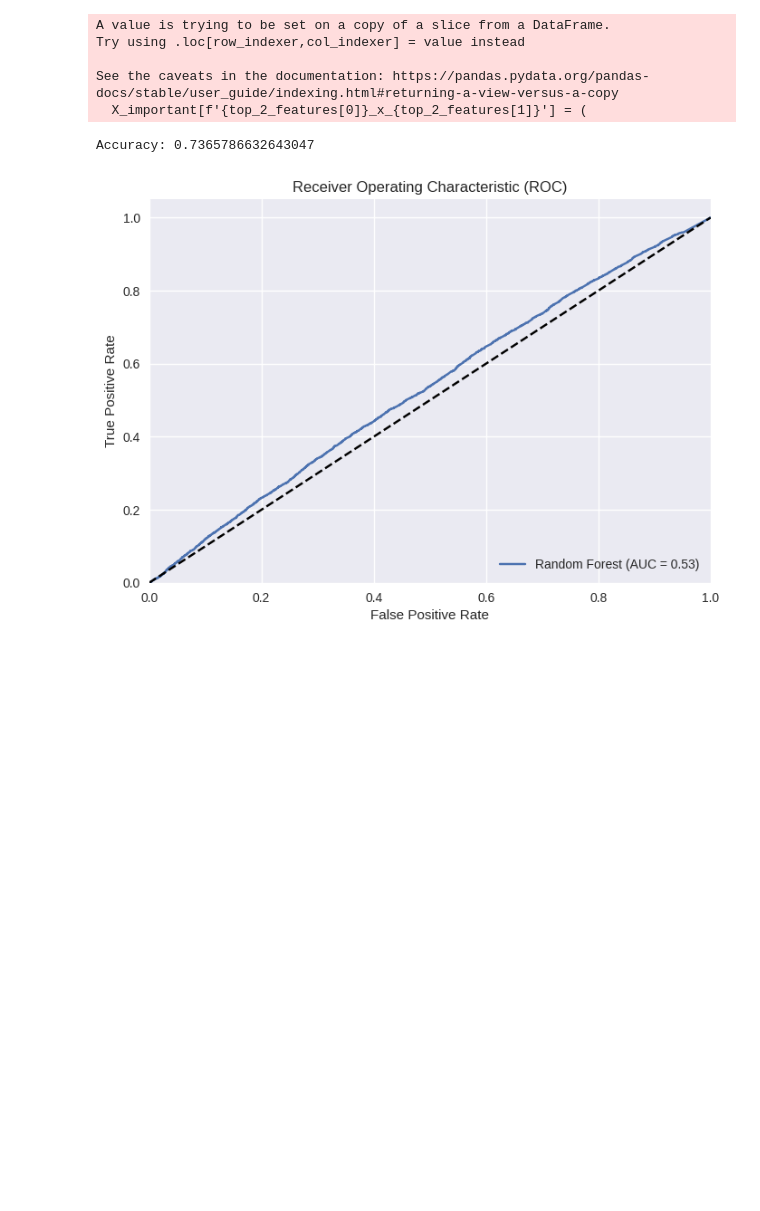
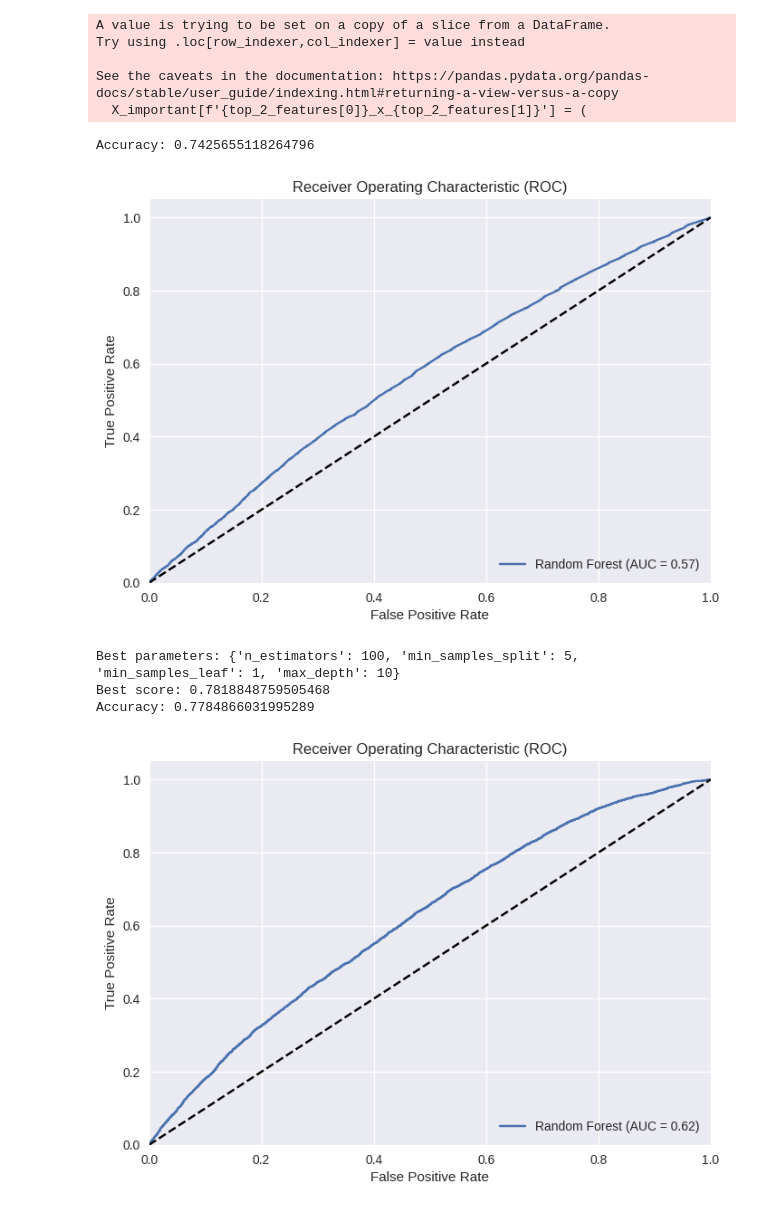
Before and after one commit to TheGooseGuy/Insurance-Product-Prediction, a Jupyter notebook: Project2_Solution.ipynb, the cells around one changed output. Drawn from its saved outputs; the diff is of its cells as text; code cells hidden in the pictures; blank space fills up the shorter version.

Commit message:
Hyperparameter tuning& Feature selection

```diff
--- a/Project2_Solution.ipynb
+++ b/Project2_Solution.ipynb
@@ -787,7 +811,9 @@ from sklearn.metrics import accuracy_score
 # Assuming X_important and y are already defined from the previous code
 
 # Split data into training and testing sets
-X_train, X_test, y_train, y_test = train_test_split(X_important, y, test_size=0.2, random_state=42)
+# X_train, X_test, y_train, y_test = train_test_split(X_important, y, test_size=0.2, random_state=42)
+
+X_train, X_test, y_train, y_test = train_test_split(X, y, test_size=0.5, random_state=42)
 
 # Create and train the Random Forest model
 rf_model = RandomForestClassifier(n_estimators=100, random_state=42)
@@ -800,7 +826,7 @@ y_pred = rf_model.predict(X_test)
 accuracy = accuracy_score(y_test, y_pred)
 print("Accuracy:", accuracy)
 # %% [output]
-Accuracy: 0.7365786632643047
+Accuracy: 0.7425655118264796
 # %%
 # prompt: plot ROC curve of the random forest model
 
@@ -828,4 +854,67 @@ plt.title('Receiver Operating Characteristic (ROC)')
 plt.legend(loc="lower right")
 plt.show()
 # %% [output]
-[figure, old version]
+[figure, new version]
+# %%
+# prompt: use RandomizedSearchCV for hyperparamter tuning
+
+from sklearn.model_selection import RandomizedSearchCV
+
+# Define the parameter grid to search
+param_grid = {
+    'n_estimators': [50, 100, 200],
+    'max_depth': [None, 10, 20],
+    'min_samples_split': [2, 5, 10],
+    'min_samples_leaf': [1, 2, 4]
+}
+
+# Create a Random Forest classifier
+rf_model = RandomForestClassifier(random_state=42)
+
+# Create a RandomizedSearchCV object
+random_search = RandomizedSearchCV(estimator=rf_model, param_distributions=param_grid, n_iter=10, cv=5, scoring='accuracy', n_jobs=-1, random_state=42)
+
+# Fit the RandomizedSearchCV object to the training data
+random_search.fit(X_train, y_train)
+
+# Print the best parameters and the best score
+print("Best parameters:", random_search.best_params_)
+print("Best score:", random_search.best_score_)
+
+# Use the best model for prediction
+best_rf_model = random_search.best_estimator_
+y_pred = best_rf_model.predict(X_test)
+
+# Evaluate the model
+accuracy = accuracy_score(y_test, y_pred)
+print("Accuracy:", accuracy)
+# %% [output]
+Best parameters: {'n_estimators': 100, 'min_samples_split': 5, 'min_samples_leaf': 1, 'max_depth': 10}
+Best score: 0.7818848759505468
+Accuracy: 0.7784866031995289
+# %%
+from sklearn.metrics import roc_curve, roc_auc_score, accuracy_score
+import matplotlib.pyplot as plt
+
+# Get predicted probabilities for the positive class (1)
+y_pred_probb = best_rf_model.predict_proba(X_test)[:, 1]
+
+# Calculate the false positive rate (fpr), true positive rate (tpr), and thresholds
+fpr, tpr, thresholds = roc_curve(y_test, y_pred_probb)
+
+# Calculate the area under the ROC curve (AUC)
+roc_auc = roc_auc_score(y_test, y_pred_probb)
+
+# Plot the ROC curve
+plt.figure()
+plt.plot(fpr, tpr, label='Random Forest (AUC = %0.2f)' % roc_auc)
+plt.plot([0, 1], [0, 1], 'k--')  # Diagonal line for random guess
+plt.xlim([0.0, 1.0])
+plt.ylim([0.0, 1.05])
+plt.xlabel('False Positive Rate')
+plt.ylabel('True Positive Rate')
+plt.title('Receiver Operating Characteristic (ROC)')
+plt.legend(loc="lower right")
+plt.show()
+# %% [output]
+[figure, added]
```
Also changed, not shown: parts of 7 cells of this notebook.
